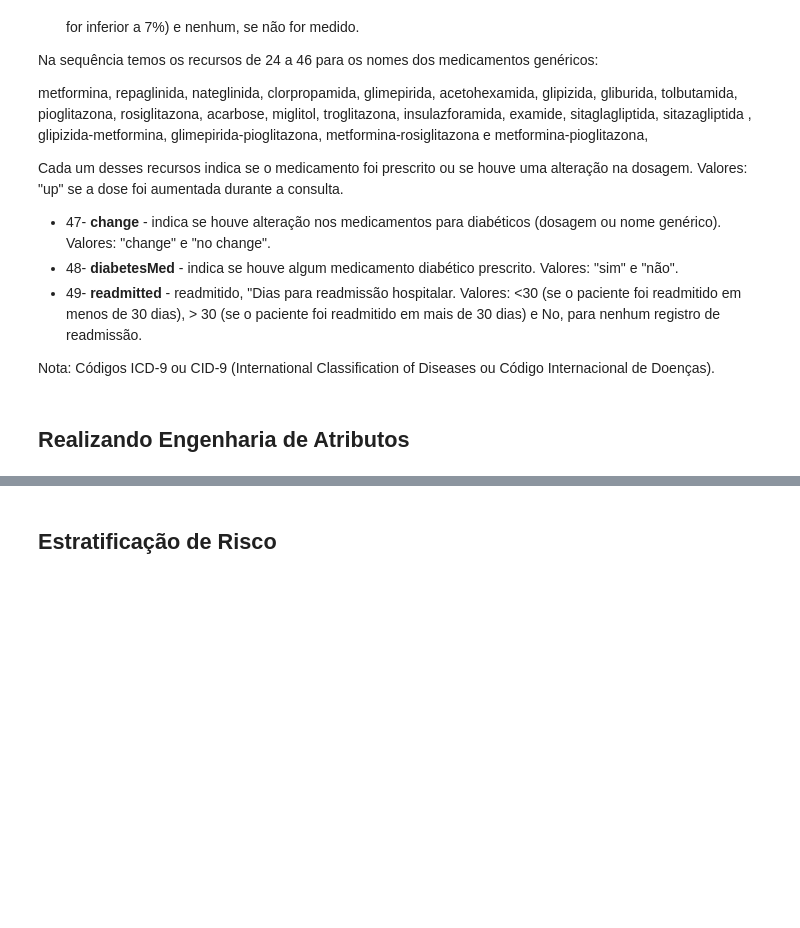
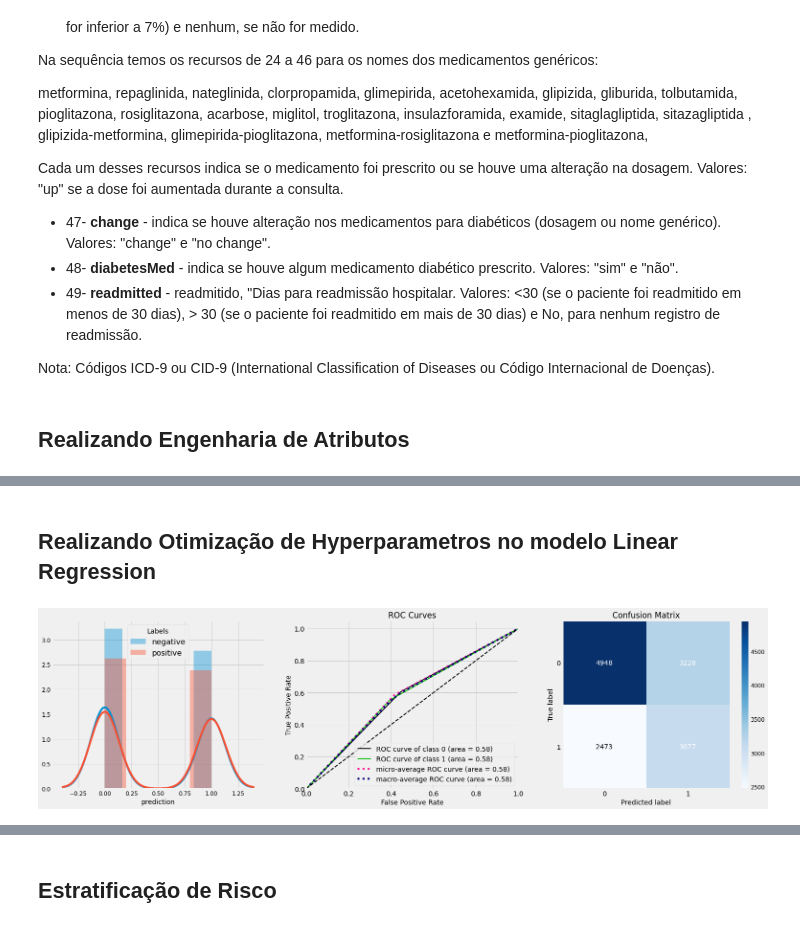
Before and after one commit to RodrigoLima82/Estratificacao_Risco_Diabetes, a Jupyter notebook: Estratificacao_de_Risco_Diabetes.ipynb, the cells around one changed output, grey strips where cells are left out. Drawn from its saved outputs; the diff is of its cells as text; code cells hidden in the pictures; blank space fills up the shorter version.

```diff
--- a/Estratificacao_de_Risco_Diabetes.ipynb
+++ b/Estratificacao_de_Risco_Diabetes.ipynb
@@ -408,0 +370,2 @@ plt.show()
+# %% [markdown]
+## Realizando Otimização de Hyperparametros no modelo Linear Regression
@@ -408,0 +406,19 @@ plt.show()
+# %%
+def plot_prediction_distribution(y_true, y_pred, ax):
+    df = pd.DataFrame({'prediction': y_pred, 'original': y_true})
+    sns.distplot(df[df['original'] == 0]['prediction'], label='negative', ax=ax)
+    sns.distplot(df[df['original'] == 1]['prediction'], label='positive', ax=ax)
+    ax.legend(prop={'size': 16}, title = 'Labels')
+
+preds = pd.DataFrame(lr_y_pred, columns=['pos_preds'])
+preds['neg_preds'] = 1.0 - preds['pos_preds']
+
+fig, (ax1, ax2, ax3) = plt.subplots(1,3, figsize=(24, 6))
+
+plot_prediction_distribution(Y_teste, preds['pos_preds'], ax=ax1);
+
+plot_roc(Y_teste, preds[['neg_preds','pos_preds']], ax=ax2);
+
+plot_confusion_matrix(Y_teste, lr_y_pred > 0.5, ax=ax3);
+# %% [output]
+[figure, added]
```
Also changed, not shown: parts of 37 cells of this notebook.
